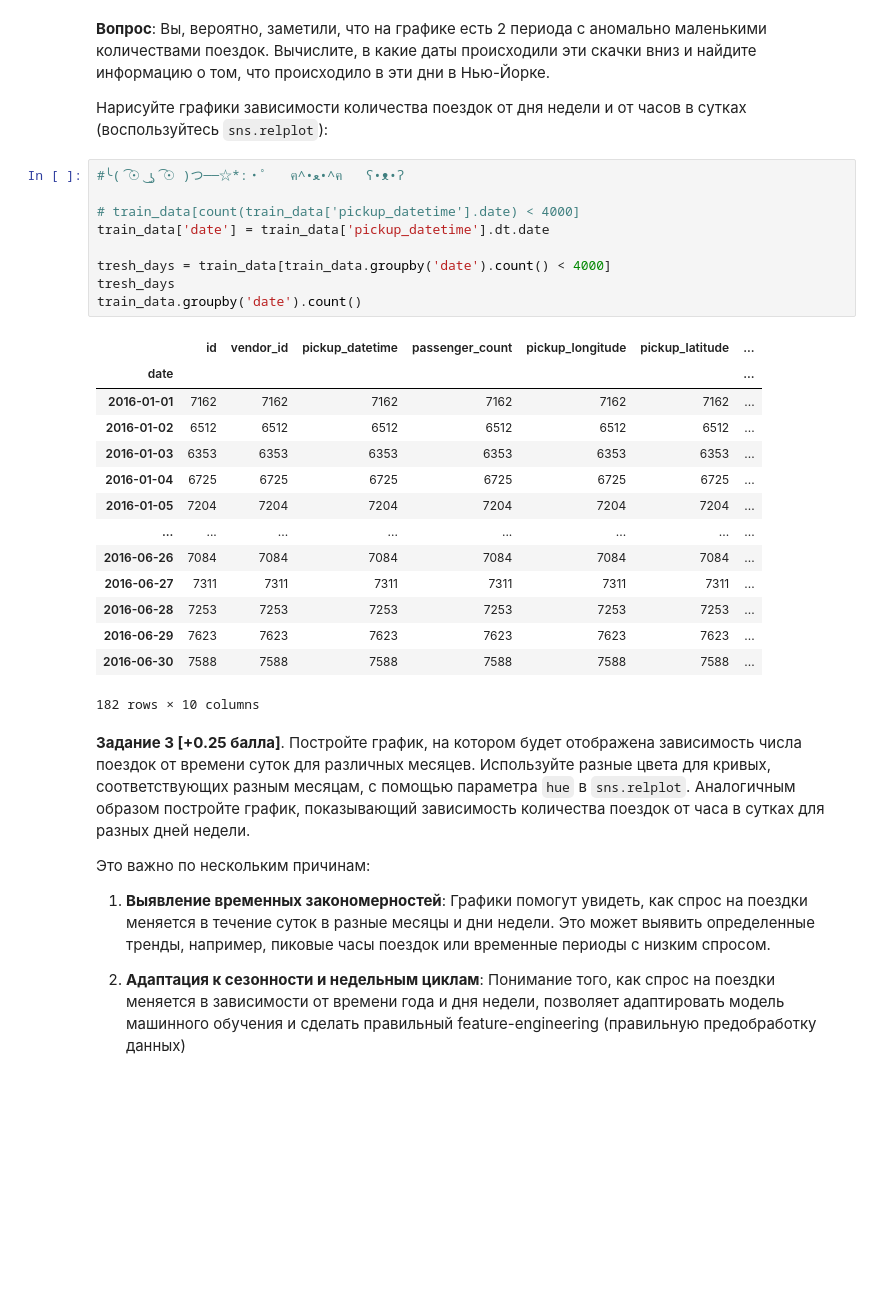
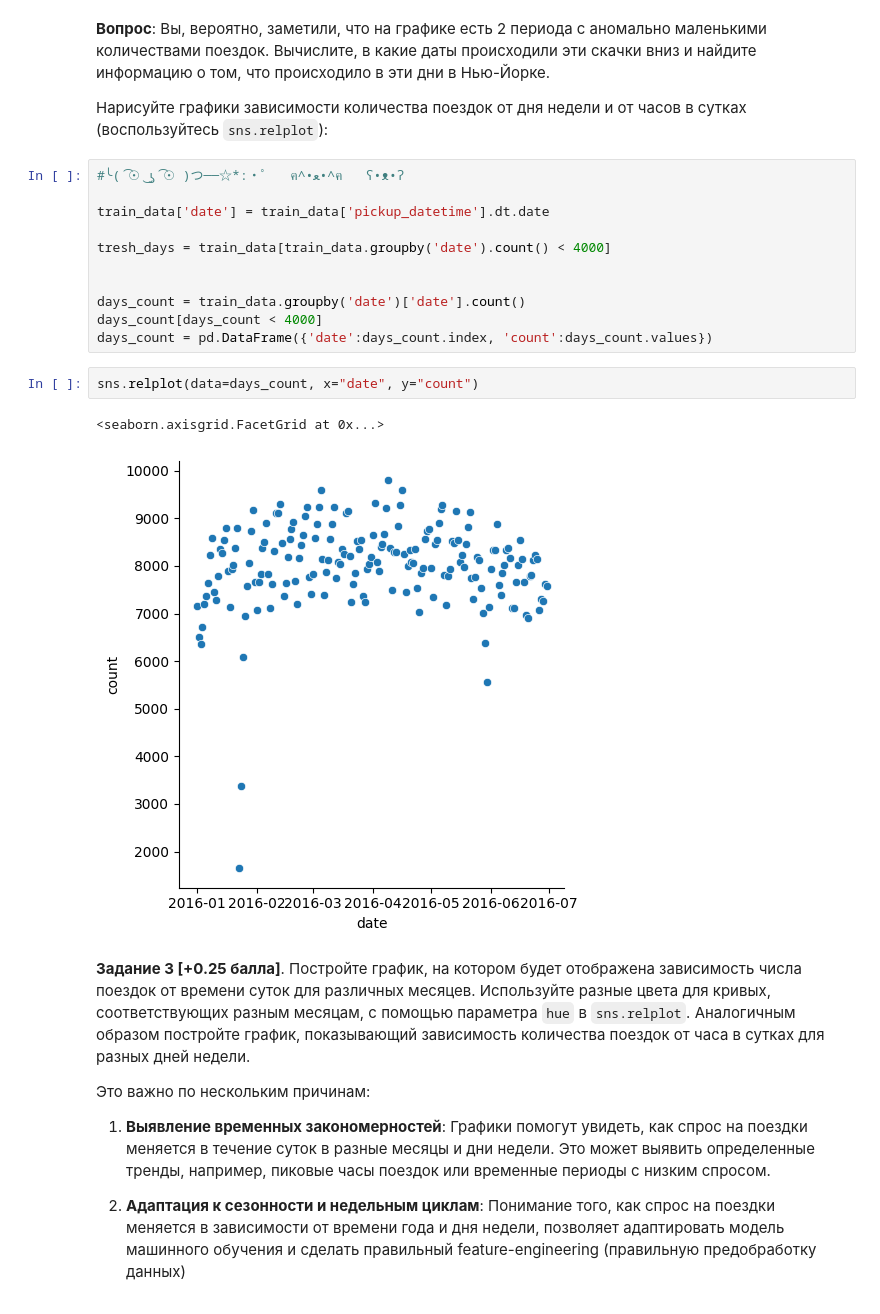
Before and after one commit to diwwae/MatModSchool, a Jupyter notebook: Мат_мод_Учебный_кейс_ipynb.ipynb, the cells around one changed output. Drawn from its saved outputs; the diff is of its cells as text; blank space fills up the shorter version.

```diff
--- a/Мат_мод_Учебный_кейс_ipynb.ipynb
+++ b/Мат_мод_Учебный_кейс_ipynb.ipynb
@@ -141,27 +139,19 @@ sns.countplot(x=train_data['pickup_datetime'].dt.date, data=train_data)
 # %%
 #╰( ͡☉ ͜ʖ ͡☉ )つ──☆*:・ﾟ   ฅ^•ﻌ•^ฅ   ʕ•ᴥ•ʔ
 
-# train_data[count(train_data['pickup_datetime'].date) < 4000]
 train_data['date'] = train_data['pickup_datetime'].dt.date
 
 tresh_days = train_data[train_data.groupby('date').count() < 4000]
-tresh_days
-train_data.groupby('date').count()
+
+
+days_count = train_data.groupby('date')['date'].count()
+days_count[days_count < 4000]
+days_count = pd.DataFrame({'date':days_count.index, 'count':days_count.values})
-# %% [output]
-|  | id | vendor_id | pickup_datetime | passenger_count | pickup_longitude | pickup_latitude | ... |
-| date |  |  |  |  |  |  | ... |
-| 2016-01-01 | 7162 | 7162 | 7162 | 7162 | 7162 | 7162 | ... |
-| 2016-01-02 | 6512 | 6512 | 6512 | 6512 | 6512 | 6512 | ... |
-| 2016-01-03 | 6353 | 6353 | 6353 | 6353 | 6353 | 6353 | ... |
-| 2016-01-04 | 6725 | 6725 | 6725 | 6725 | 6725 | 6725 | ... |
-| 2016-01-05 | 7204 | 7204 | 7204 | 7204 | 7204 | 7204 | ... |
-| ... | ... | ... | ... | ... | ... | ... | ... |
-| 2016-06-26 | 7084 | 7084 | 7084 | 7084 | 7084 | 7084 | ... |
-| 2016-06-27 | 7311 | 7311 | 7311 | 7311 | 7311 | 7311 | ... |
-| 2016-06-28 | 7253 | 7253 | 7253 | 7253 | 7253 | 7253 | ... |
-| 2016-06-29 | 7623 | 7623 | 7623 | 7623 | 7623 | 7623 | ... |
-| 2016-06-30 | 7588 | 7588 | 7588 | 7588 | 7588 | 7588 | ... |
-182 rows × 10 columns
+# %%
+sns.relplot(data=days_count, x="date", y="count")
+# %% [output]
+<seaborn.axisgrid.FacetGrid at 0x...>
+[figure, added]
 # %% [markdown]
 **Задание 3 [+0.25 балла]**. Постройте график, на котором будет отображена зависимость числа поездок от времени суток для различных месяцев. Используйте разные цвета для кривых, соответствующих разным месяцам, с помощью параметра `hue` в `sns.relplot`. Аналогичным образом постройте график, показывающий зависимость количества поездок от часа в сутках для разных дней недели.
 
```
Also changed, not shown: parts of 12 cells of this notebook.
